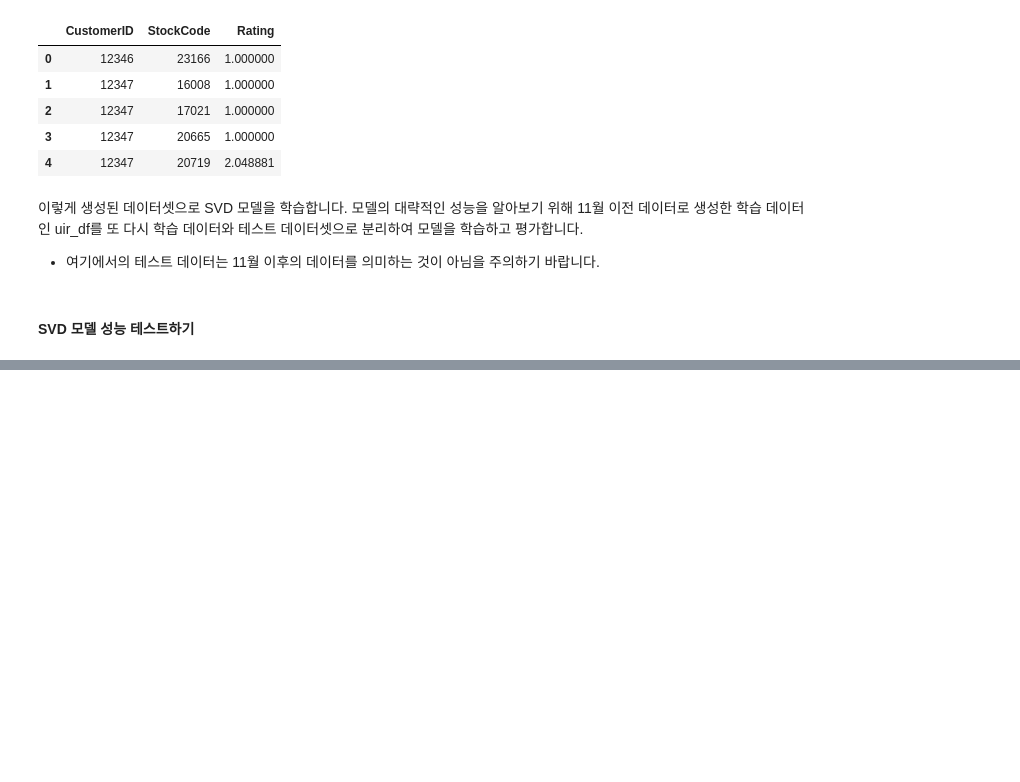
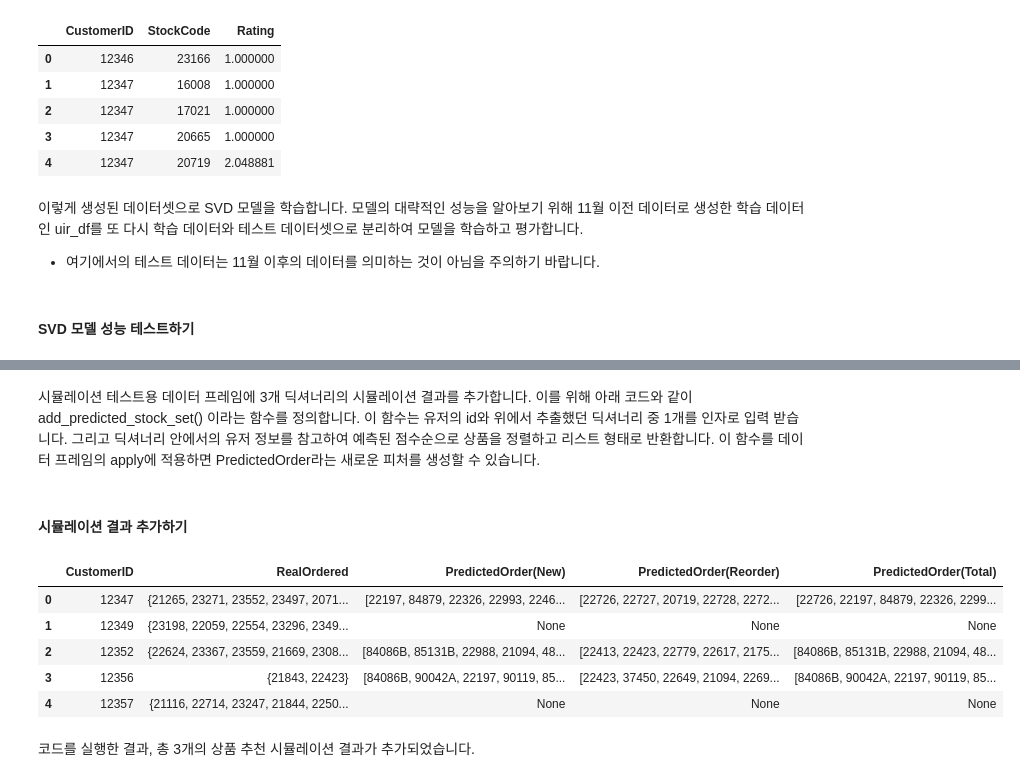
Before and after one commit to choiuikang/with_python, a Jupyter notebook: chapter-5.2.ipynb, the cells around one changed output, grey strips where cells are left out. Drawn from its saved outputs; the diff is of its cells as text; code cells hidden in the pictures; blank space fills up the shorter version.

```diff
--- a/chapter-5.2.ipynb
+++ b/chapter-5.2.ipynb
@@ -553,0 +614,21 @@ ModuleNotFoundError: No module named 'surprise'
+# %%
+# 두 딕셔너리를 하나로 통합합니다.
+total_prediction_dict = {}
+
+# new_order_prediction_dict 정보를 새로운 딕셔너리에 저장합니다.
+for customer_id in new_order_prediction_dict:
+    if customer_id not in total_prediction_dict:
+        total_prediction_dict[customer_id] = {}
+    for stock_code, predicted_rating in new_order_prediction_dict[customer_id].items():
+        if stock_code not in total_prediction_dict[customer_id]:
+            total_prediction_dict[customer_id][stock_code] = predicted_rating
+
+# reorder_prediction_dict 정보를 새로운 딕셔너리에 저장합니다.
+for customer_id in reorder_prediction_dict:
+    if customer_id not in total_prediction_dict:
+        total_prediction_dict[customer_id] = {}
+    for stock_code, predicted_rating in reorder_prediction_dict[customer_id].items():
+        if stock_code not in total_prediction_dict[customer_id]:
+            total_prediction_dict[customer_id][stock_code] = predicted_rating
+
+print(str(total_prediction_dict)[:300] + "...")
@@ -553,0 +641,5 @@ ModuleNotFoundError: No module named 'surprise'
+# %%
+# 11월 이후의 데이터를 테스트 데이터셋으로 사용하기 위한 데이터 프레임을 생성합니다.
+simulation_test_df = df_year_end.groupby('CustomerID')['StockCode'].apply(set).reset_index()
+simulation_test_df.columns = ['CustomerID', 'RealOrdered']
+simulation_test_df.head()
@@ -553,0 +653,32 @@ ModuleNotFoundError: No module named 'surprise'
+# %% [markdown]
+시뮬레이션 테스트용 데이터 프레임에 3개 딕셔너리의 시뮬레이션 결과를 추가합니다. 이를 위해 아래 코드와 같이 add_predicted_stock_set() 이라는 함수를 정의합니다. 이 함수는 유저의 id와 위에서 추출했던 딕셔너리 중 1개를 인자로 입력 받습니다. 그리고 딕셔너리 안에서의 유저 정보를 참고하여 예측된 점수순으로 상품을 정렬하고 리스트 형태로 반환합니다. 이 함수를 데이터 프레임의 apply에 적용하면 PredictedOrder라는 새로운 피처를 생성할 수 있습니다.
+# %% [markdown]
+#### 시뮬레이션 결과 추가하기
+# %%
+# 이 데이터 프레임에 상품 추천 시뮬레이션 결과를 추가하기 위한 함수를 정의합니다.
+def add_predicted_stock_set(customer_id, prediction_dict):
+    if customer_id in prediction_dict:
+        predicted_stock_dict = prediction_dict[customer_id]
+        # 예측된 상품의 Rating이 높은 순으로 정렬합니다.
+        sorted_stocks = sorted(predicted_stock_dict, key=lambda x : predicted_stock_dict[x], reverse=True)
+        return sorted_stocks
+    else:
+        return None
+
+# 상품 추천 시뮬레이션 결과를 추가합니다.
+simulation_test_df['PredictedOrder(New)'] = simulation_test_df['CustomerID']. \
+                                            apply(lambda x: add_predicted_stock_set(x,new_order_prediction_dict))
+simulation_test_df['PredictedOrder(Reorder)'] = simulation_test_df['CustomerID']. \
+                                            apply(lambda x: add_predicted_stock_set(x, reorder_prediction_dict))
+simulation_test_df['PredictedOrder(Total)'] = simulation_test_df['CustomerID']. \
+                                            apply(lambda x: add_predicted_stock_set(x,total_prediction_dict))
+simulation_test_df.head()
+# %% [output]
+|  | CustomerID | RealOrdered | PredictedOrder(New) | PredictedOrder(Reorder) | PredictedOrder(Total) |
+| 0 | 12347 | {21265, 23271, 23552, 23497, 2071... | [22197, 84879, 22326, 22993, 2246... | [22726, 22727, 20719, 22728, 2272... | [22726, 22197, 84879, 22326, 2299... |
+| 1 | 12349 | {23198, 22059, 22554, 23296, 2349... | None | None | None |
+| 2 | 12352 | {22624, 23367, 23559, 21669, 2308... | [84086B, 85131B, 22988, 21094, 48... | [22413, 22423, 22779, 22617, 2175... | [84086B, 85131B, 22988, 21094, 48... |
+| 3 | 12356 | {21843, 22423} | [84086B, 90042A, 22197, 90119, 85... | [22423, 37450, 22649, 21094, 2269... | [84086B, 90042A, 22197, 90119, 85... |
+| 4 | 12357 | {21116, 22714, 23247, 21844, 2250... | None | None | None |
+# %% [markdown]
+코드를 실행한 결과, 총 3개의 상품 추천 시뮬레이션 결과가 추가되었습니다.
```
Also changed, not shown: parts of 45 cells of this notebook.
